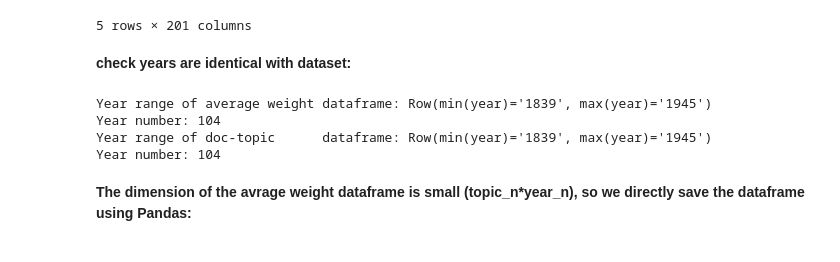
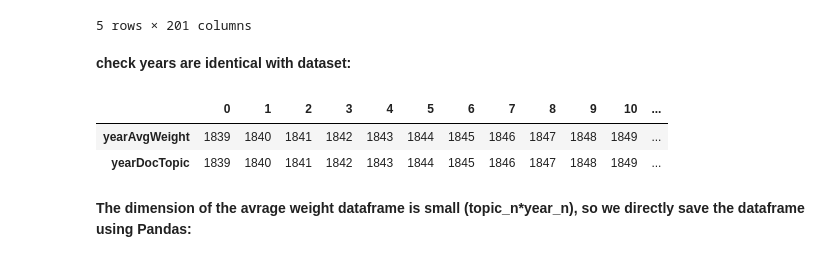
Before and after one commit to xandercai/papers-past-topic-modeling, a Jupyter notebook: 6-analyzing/1-prepare.ipynb, the cells around one changed output. Saved outputs shown, nothing was run; the diff lists cells and outputs as text; code cells hidden in the pictures.

```diff
--- a/6-analyzing/1-prepare.ipynb
+++ b/6-analyzing/1-prepare.ipynb
@@ -256,16 +256,14 @@ df_avgweight.limit(5).toPandas().head()
 5 rows × 201 columns
 # %% [markdown]
 **check years are identical with dataset:**
-# %%
-print('Year range of average weight dataframe:',
-      df_avgweight.select('year').collect())
-print('Year range of doc-topic      dataframe:',
-      df_doctopic.select('year').collect())
-# %% [output]
-Year range of average weight dataframe: Row(min(year)='1839', max(year)='1945')
-Year number: 104
-Year range of doc-topic      dataframe: Row(min(year)='1839', max(year)='1945')
-Year number: 104
+# %%
+year_dot = list(df_doctopic.select('year').distinct().orderBy('year').rdd.map(lambda r: r[0]).collect())
+year_avg = list(df_avgweight.select('year').rdd.map(lambda r: r[0]).collect())
+pd.DataFrame({'yearDocTopic':year_dot, 'yearAvgWeight':year_avg}).T
+# %% [output]
+|  | 0 | 1 | 2 | 3 | 4 | 5 | 6 | 7 | 8 | 9 | 10 | ... |
+| yearAvgWeight | 1839 | 1840 | 1841 | 1842 | 1843 | 1844 | 1845 | 1846 | 1847 | 1848 | 1849 | ... |
+| yearDocTopic | 1839 | 1840 | 1841 | 1842 | 1843 | 1844 | 1845 | 1846 | 1847 | 1848 | 1849 | ... |
 # %% [markdown]
 **The dimension of the avrage weight dataframe is small (topic_n\*year_n), so we directly save the dataframe using Pandas:**
 # %%
```
Also changed, not shown: parts of 26 cells of this notebook, 5 other files.
